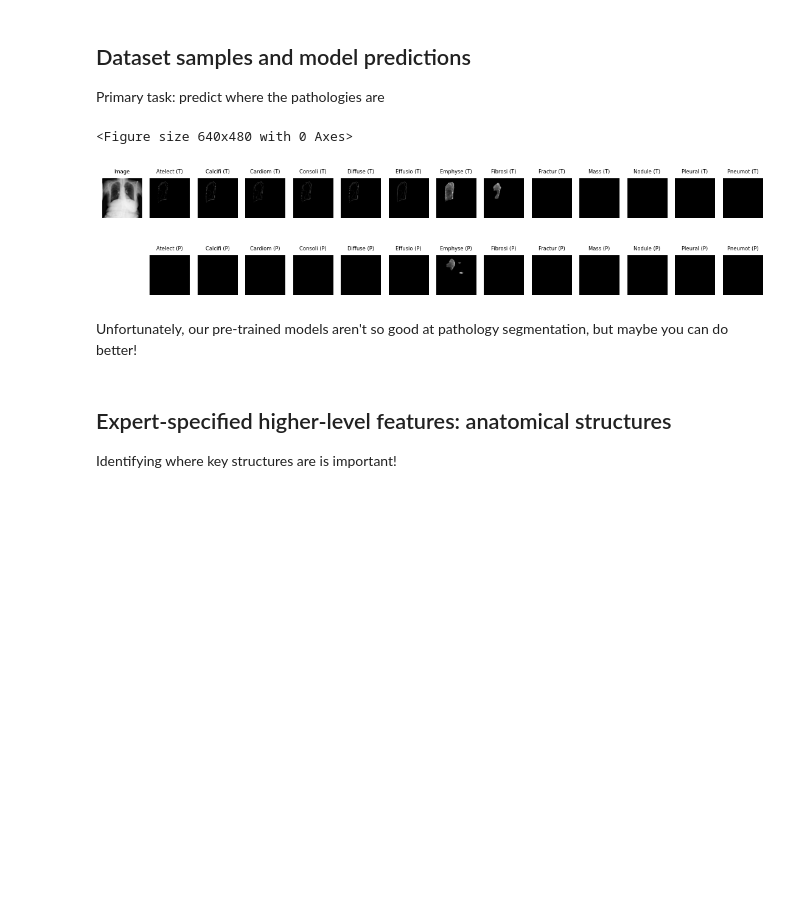
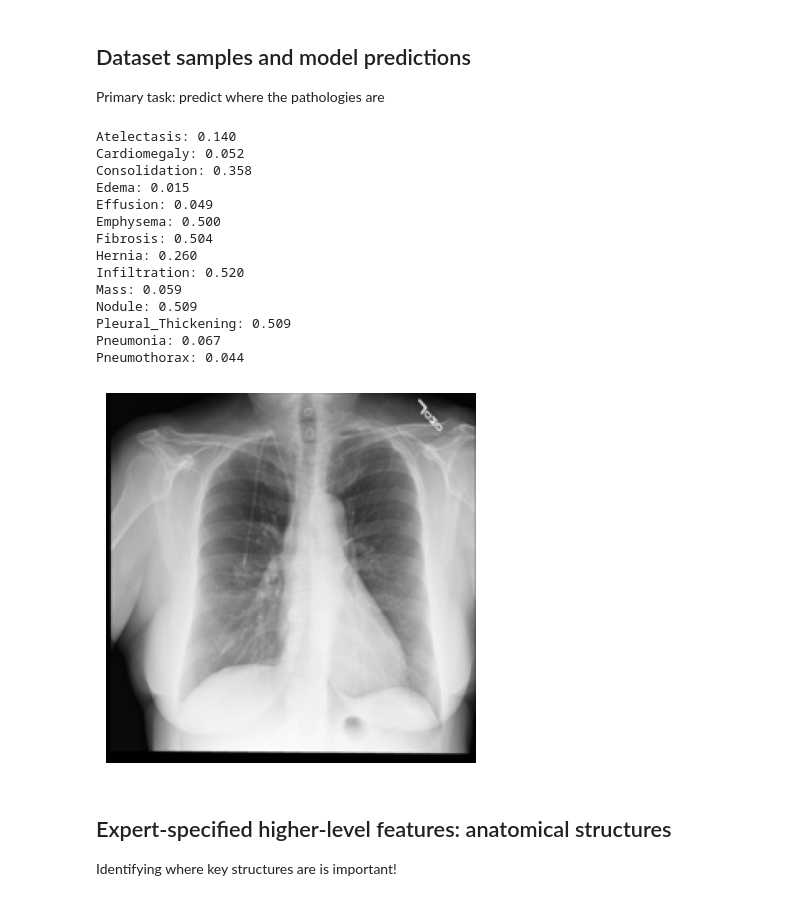
Before and after one commit to DebugML/exlib, a Jupyter notebook: notebooks/chestxdet.ipynb, the cells around one changed output. Saved outputs shown, nothing was run; the diff lists cells and outputs as text; code cells hidden in the pictures; blank space fills up the shorter version.

```diff
--- a/notebooks/chestxdet.ipynb
+++ b/notebooks/chestxdet.ipynb
@@ -30,35 +30,30 @@ for i in torch.randperm(len(dataset)):
         break
 
 with torch.no_grad():
-    pathols_pred = (pathols_model(image[None,...]).logits[0] > 0).long()
+    pathols_pred = pathols_model(image[None,...])[0]
-# %%
-plt.clf()
-fig, ax = plt.subplot_mosaic([
-    (["image"] + [f"pathol{i}t" for i in range(13)]),
-    (["."] + [f"pathol{i}p" for i in range(13)]),
-], figsize=(14,3))
-
-for _, a in ax.items(): a.set_axis_off()
-ax["image"].imshow(image.numpy().transpose(1,2,0), cmap="gray")
-
-pathol_titles = ChestXDetDataset.pathology_names
-struct_titles = ChestXDetDataset.structure_names
-ax["image"].imshow(image.numpy().transpose(1,2,0), cmap="gray")
-fs = 6
-ax["image"].set_title("Image", fontsize=fs)
-
-for i in range(13):
-    mask_t = pathols[i].unsqueeze(0)
-    mask_p = (pathols_pred[i]).unsqueeze(0)
-    ax[f"pathol{i}t"].imshow(((image * mask_t).numpy().transpose(1,2,0)) * 2, cmap="gray")
-    ax[f"pathol{i}p"].imshow(((image * mask_p).numpy().transpose(1,2,0)) * 2, cmap="gray")
-    ax[f"pathol{i}t"].set_title(f"{pathol_titles[i][:7]} (T)", fontsize=fs)
-    ax[f"pathol{i}p"].set_title(f"{pathol_titles[i][:7]} (P)", fontsize=fs)
-# %% [output]
-<Figure size 640x480 with 0 Axes>
-[figure, removed]
-# %% [markdown]
-Unfortunately, our pre-trained models aren't so good at pathology segmentation, but maybe you can do better!
+# %%
+plt.clf()
+plt.imshow(image.numpy().transpose(1,2,0), cmap="gray")
+plt.axis("off")
+
+for name, score in zip(dataset.pathology_names, pathols_pred):
+    print(f"{name}: {score:.3f}")
+# %% [output]
+Atelectasis: 0.140
+Cardiomegaly: 0.052
+Consolidation: 0.358
+Edema: 0.015
+Effusion: 0.049
+Emphysema: 0.500
+Fibrosis: 0.504
+Hernia: 0.260
+Infiltration: 0.520
+Mass: 0.059
+Nodule: 0.509
+Pleural_Thickening: 0.509
+Pneumonia: 0.067
+Pneumothorax: 0.044
+[figure, added]
 # %% [markdown]
 ## Expert-specified higher-level features: anatomical structures
 Identifying where key structures are is important!
```
Also changed, not shown: parts of 5 cells of this notebook, 8 other files.
